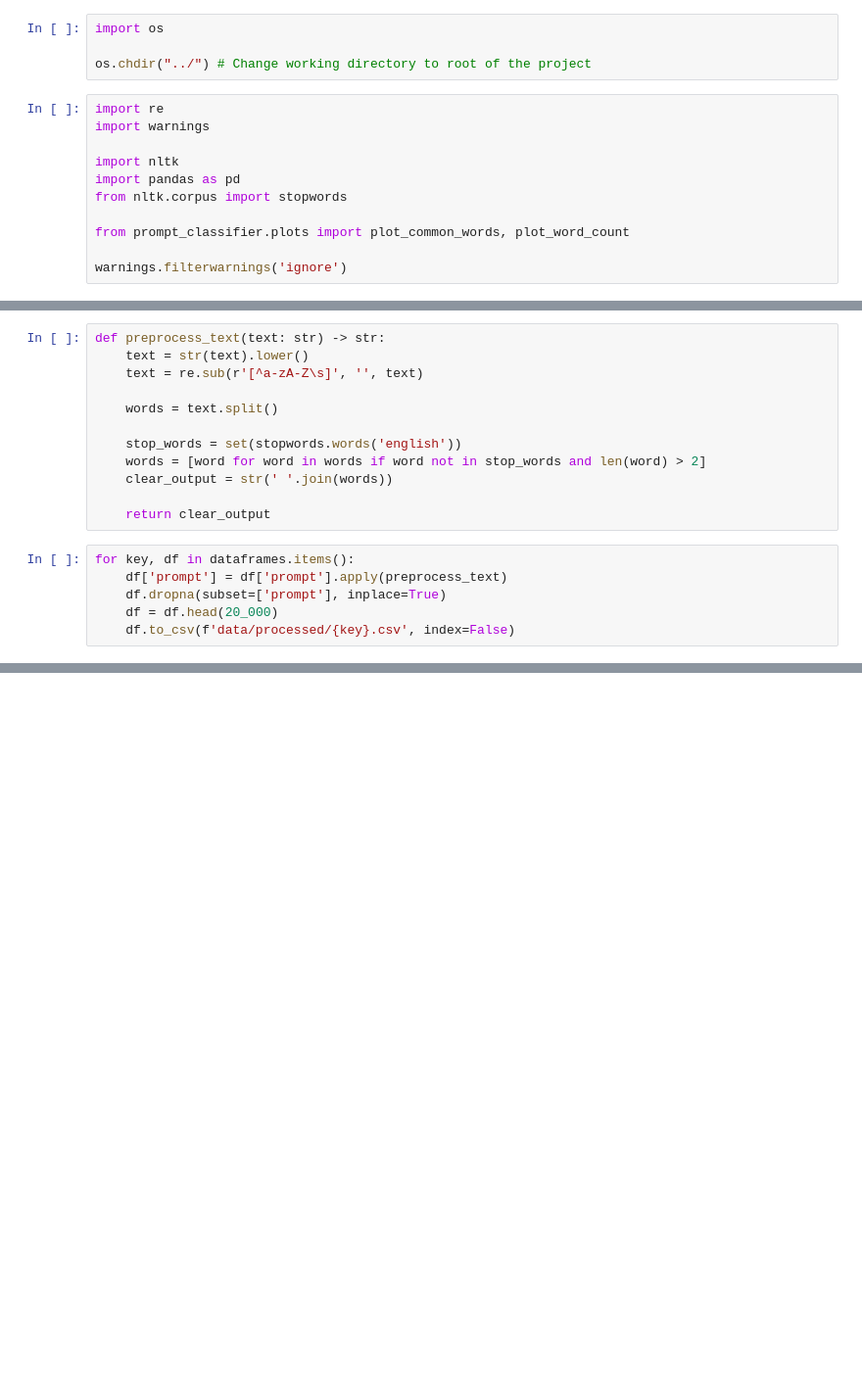
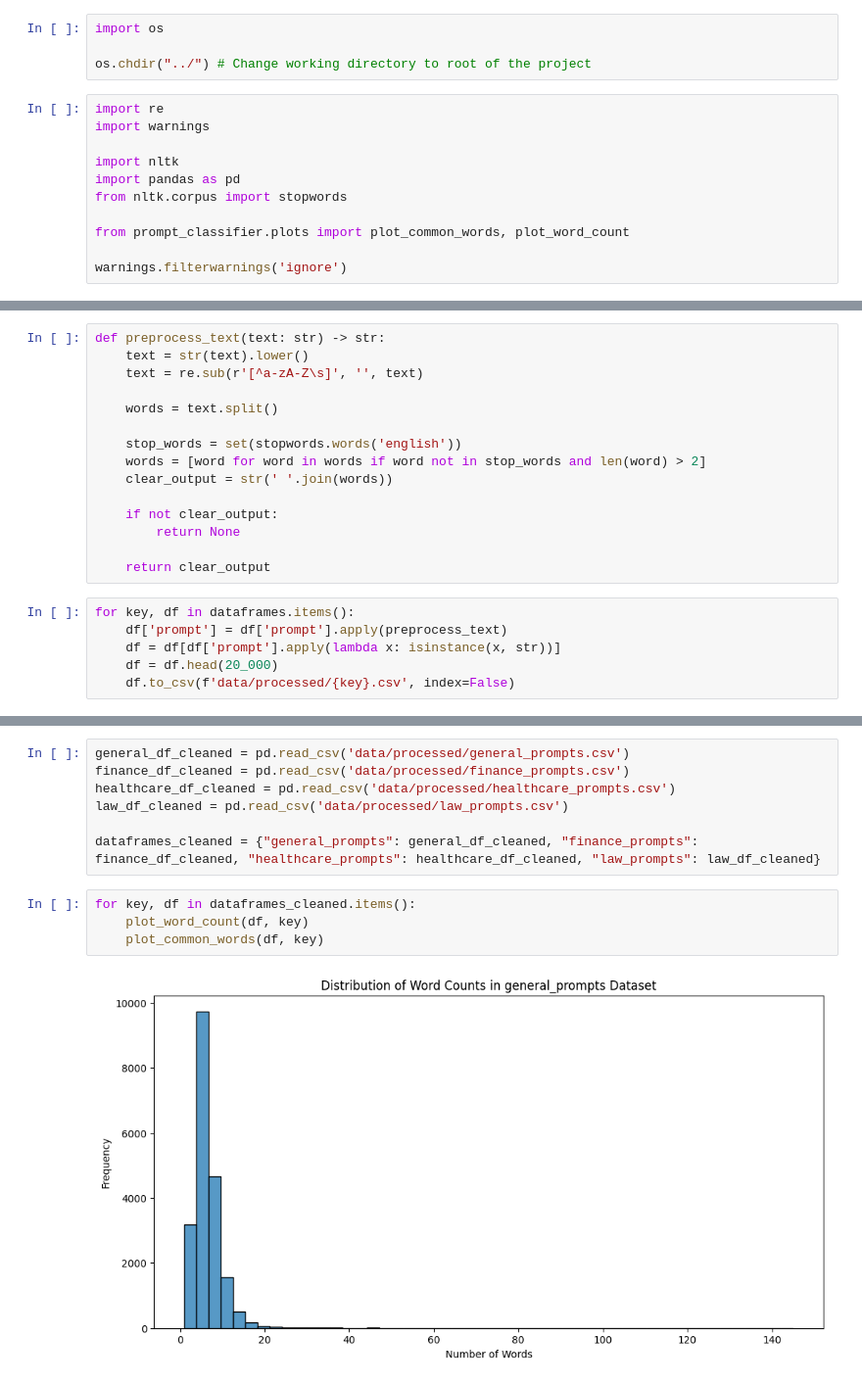
Before and after one commit to riso1410/guarded-query-router, a Jupyter notebook: notebooks/02_processing.ipynb, the cells around one changed output, grey strips where cells are left out. Shown: that part at 98% size. Saved outputs shown, nothing was run; the diff lists cells and outputs as text; blank space fills up the shorter version.

```diff
--- a/notebooks/02_processing.ipynb
+++ b/notebooks/02_processing.ipynb
@@ -39,10 +40,13 @@ def preprocess_text(text: str) -> str:
     words = [word for word in words if word not in stop_words and len(word) > 2]
     clear_output = str(' '.join(words))
 
+    if not clear_output:
+        return None
+
     return clear_output
 # %%
 for key, df in dataframes.items():
     df['prompt'] = df['prompt'].apply(preprocess_text)
-    df.dropna(subset=['prompt'], inplace=True)
+    df = df[df['prompt'].apply(lambda x: isinstance(x, str))]
     df = df.head(20_000)
     df.to_csv(f'data/processed/{key}.csv', index=False)
@@ -68,0 +53,13 @@ plot_common_words(law_df, 'Law')
+# %%
+general_df_cleaned = pd.read_csv('data/processed/general_prompts.csv')
+finance_df_cleaned = pd.read_csv('data/processed/finance_prompts.csv')
+healthcare_df_cleaned = pd.read_csv('data/processed/healthcare_prompts.csv')
+law_df_cleaned = pd.read_csv('data/processed/law_prompts.csv')
+
+dataframes_cleaned = {"general_prompts": general_df_cleaned, "finance_prompts": finance_df_cleaned, "healthcare_prompts": healthcare_df_cleaned, "law_prompts": law_df_cleaned}
+# %%
+for key, df in dataframes_cleaned.items():
+    plot_word_count(df, key)
+    plot_common_words(df, key)
+# %% [output]
+[figure, added]
```
Also changed, not shown: parts of 5 cells of this notebook, 10 other files.
